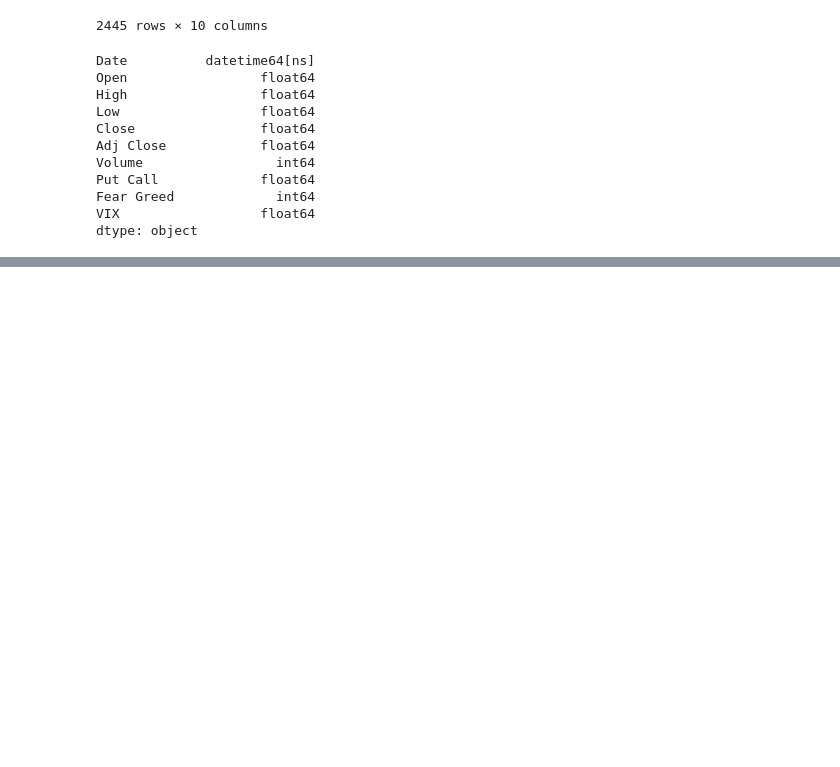
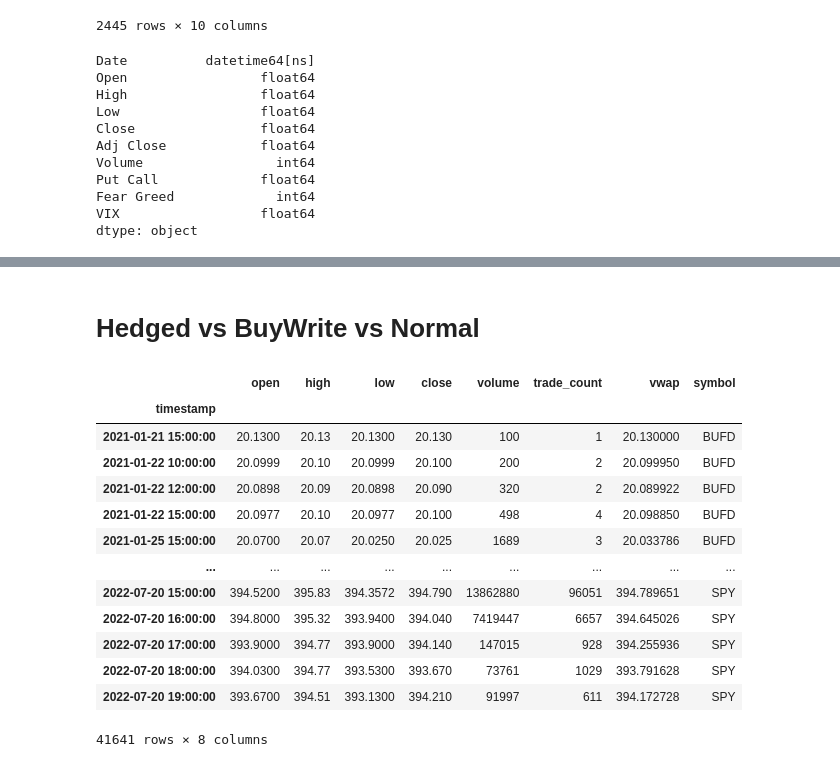
Before and after one commit to alexanu/Python_Trading_Snippets, a Jupyter notebook: Ideas_visual.ipynb, the cells around one changed output, grey strips where cells are left out. Saved outputs shown, nothing was run; the diff lists cells and outputs as text; code cells hidden in the pictures; blank space fills up the shorter version.

```diff
--- a/Ideas_visual.ipynb
+++ b/Ideas_visual.ipynb
@@ -56,0 +154,25 @@ fig.add_trace(go.Scatter(x=small_data['Date'], y= small_data['Fear Greed']), sec
+# %% [markdown]
+# Hedged vs BuyWrite vs Normal
+# %%
+symbols = ['SPY',
+           'PBP', # BuyWrite
+           'BUFD' # Hedged
+           ]
+raw_bars = alpaca.get_bars(symbols, TimeFrame.Hour, "2015-12-01", "2022-07-20", adjustment='all').df
+raw_bars.index = raw_bars.index.tz_convert('America/New_York').tz_localize(None) # Convert to market time for easier reading
+raw_bars
+# %% [output]
+|  | open | high | low | close | volume | trade_count | vwap | symbol |
+| timestamp |  |  |  |  |  |  |  |  |
+| 2021-01-21 15:00:00 | 20.1300 | 20.13 | 20.1300 | 20.130 | 100 | 1 | 20.130000 | BUFD |
+| 2021-01-22 10:00:00 | 20.0999 | 20.10 | 20.0999 | 20.100 | 200 | 2 | 20.099950 | BUFD |
+| 2021-01-22 12:00:00 | 20.0898 | 20.09 | 20.0898 | 20.090 | 320 | 2 | 20.089922 | BUFD |
+| 2021-01-22 15:00:00 | 20.0977 | 20.10 | 20.0977 | 20.100 | 498 | 4 | 20.098850 | BUFD |
+| 2021-01-25 15:00:00 | 20.0700 | 20.07 | 20.0250 | 20.025 | 1689 | 3 | 20.033786 | BUFD |
+| ... | ... | ... | ... | ... | ... | ... | ... | ... |
+| 2022-07-20 15:00:00 | 394.5200 | 395.83 | 394.3572 | 394.790 | 13862880 | 96051 | 394.789651 | SPY |
+| 2022-07-20 16:00:00 | 394.8000 | 395.32 | 393.9400 | 394.040 | 7419447 | 6657 | 394.645026 | SPY |
+| 2022-07-20 17:00:00 | 393.9000 | 394.77 | 393.9000 | 394.140 | 147015 | 928 | 394.255936 | SPY |
+| 2022-07-20 18:00:00 | 394.0300 | 394.77 | 393.5300 | 393.670 | 73761 | 1029 | 393.791628 | SPY |
+| 2022-07-20 19:00:00 | 393.6700 | 394.51 | 393.1300 | 394.210 | 91997 | 611 | 394.172728 | SPY |
+41641 rows × 8 columns
```
Also changed, not shown: parts of 16 cells of this notebook, 3 other files.
